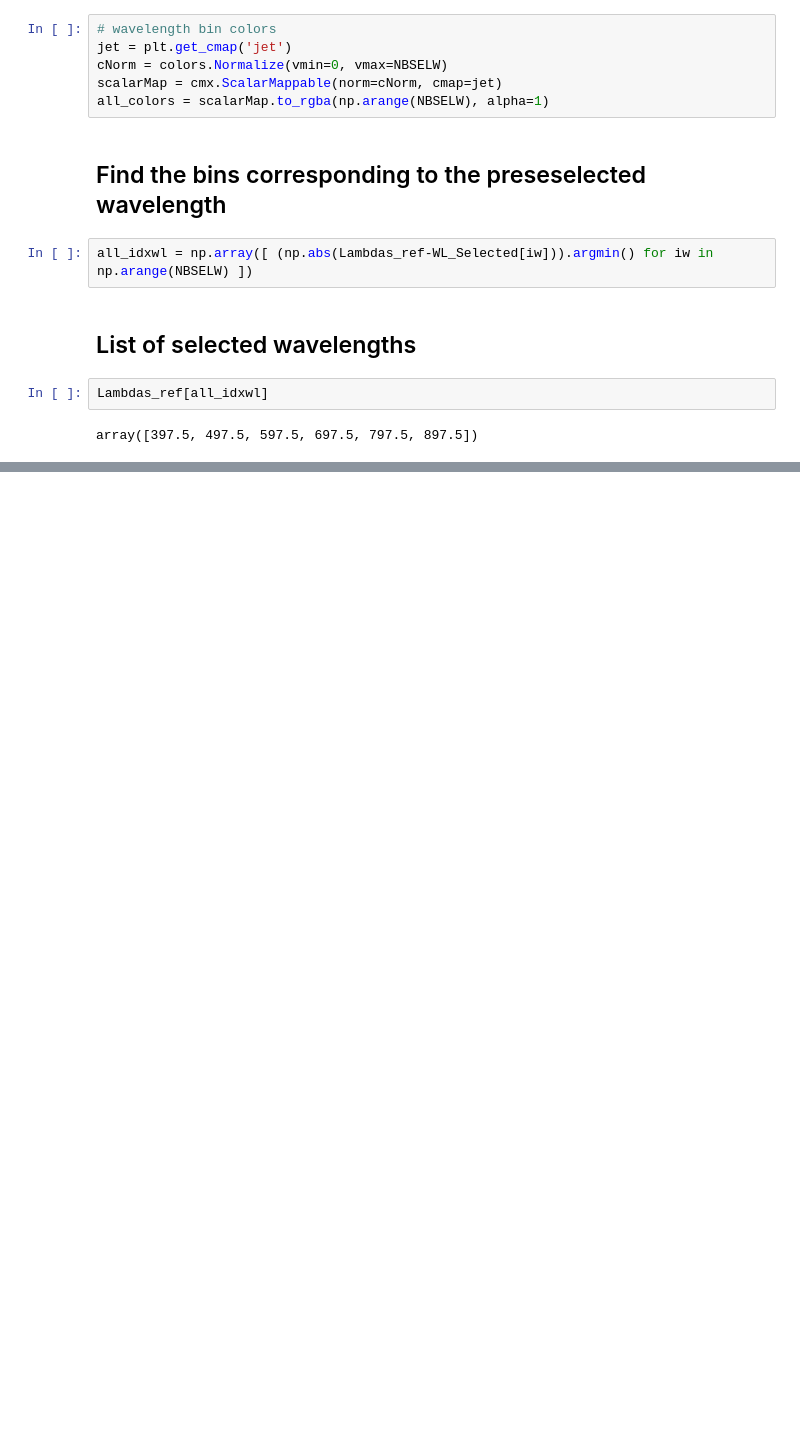
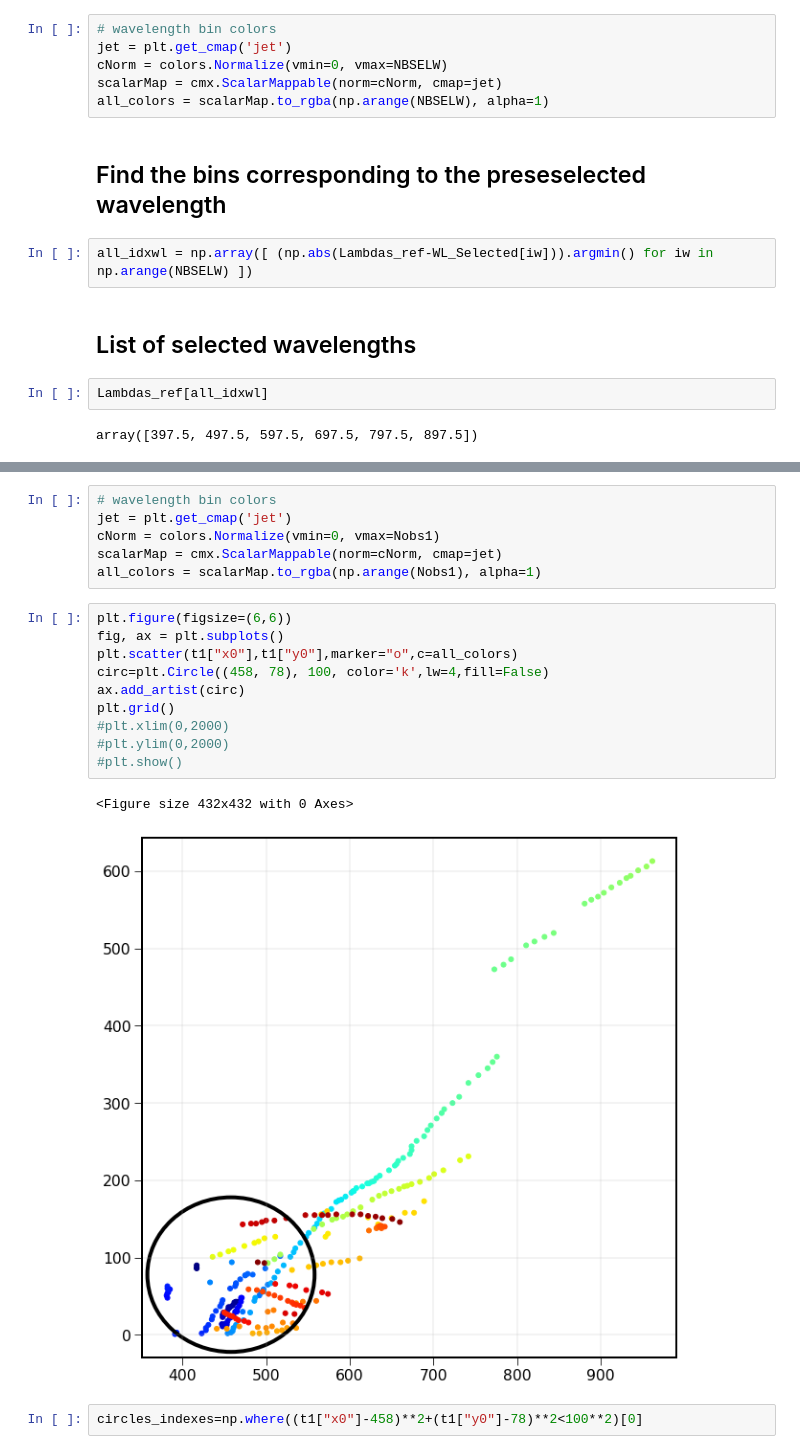
Before and after one commit to sylvielsstfr/SpectractorAnaAtm19, a Jupyter notebook: ana_20190215_HD116405_Filtre_None/MergeSpectroPhotometry_v2.ipynb, the cells around one changed output, grey strips where cells are left out. Cells and saved outputs as stored; diff of their text form; blank space fills up the shorter version.

```diff
--- a/ana_20190215_HD116405_Filtre_None/MergeSpectroPhotometry_v2.ipynb
+++ b/ana_20190215_HD116405_Filtre_None/MergeSpectroPhotometry_v2.ipynb
@@ -301,0 +374,21 @@ array([397.5, 497.5, 597.5, 697.5, 797.5, 897.5])
+# %%
+# wavelength bin colors
+jet = plt.get_cmap('jet')
+cNorm = colors.Normalize(vmin=0, vmax=Nobs1)
+scalarMap = cmx.ScalarMappable(norm=cNorm, cmap=jet)
+all_colors = scalarMap.to_rgba(np.arange(Nobs1), alpha=1)
+# %%
+plt.figure(figsize=(6,6))
+fig, ax = plt.subplots()
+plt.scatter(t1["x0"],t1["y0"],marker="o",c=all_colors)
+circ=plt.Circle((458, 78), 100, color='k',lw=4,fill=False)
+ax.add_artist(circ)
+plt.grid()
+#plt.xlim(0,2000)
+#plt.ylim(0,2000)
+#plt.show()
+# %% [output]
+<Figure size 432x432 with 0 Axes>
+[figure, added]
+# %%
+circles_indexes=np.where((t1["x0"]-458)**2+(t1["y0"]-78)**2<100**2)[0]
```
Also changed, not shown: parts of 7 cells of this notebook, 1 other file.
